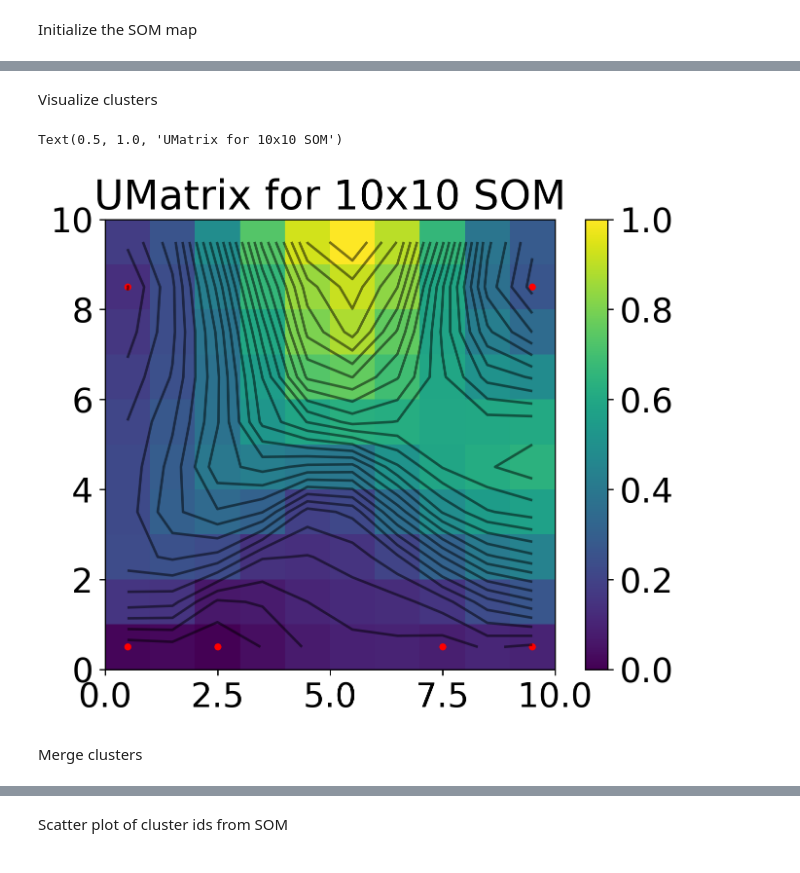
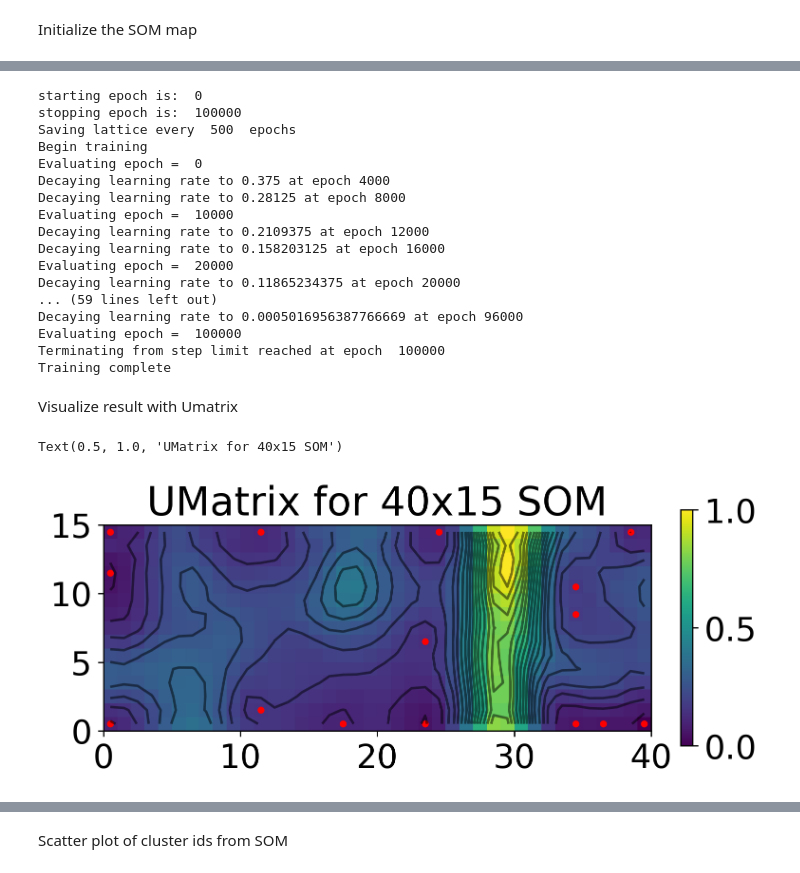
Before and after one commit to tvh0021/aweSOM, a Jupyter notebook: examples/iris.ipynb, the cells around one changed output, grey strips where cells are left out. Drawn from its saved outputs; the diff is of its cells as text; code cells hidden in the pictures.

```diff
--- a/examples/iris.ipynb
+++ b/examples/iris.ipynb
@@ -81,16 +76,10 @@ Example 1: SOM run with xdim = ydim = 10, alpha = 0.5, training steps = 1000
 # %% [markdown]
 Initialize the SOM map
 # %%
-import pandas as pd
+xdim, ydim = 40, 15 # small map since there are only 150 samples
+alpha_0 = 0.5
+train = 100000
 
-attr=pd.DataFrame(iris_data_transformed)
-attr.columns=iris.feature_names
-
-xdim, ydim = 10, 10 # small map since there are only 150 samples
-alpha = 0.5
-train = 1000
-lap = "iris"
-
-print(f'constructing full SOM for xdim={xdim}, ydim={ydim}, alpha={alpha}, train={train}...', flush=True)
-m=psom.map(xdim, ydim, alpha, train, save_neurons=False)
+print(f'constructing aweSOM lattice for xdim={xdim}, ydim={ydim}, alpha={alpha_0}, train={train}...', flush=True)
+map=Lattice(xdim, ydim, alpha_0, train, )
 # %% [output]
@@ -131,23 +89,45 @@ i =  120
-# %% [markdown]
-Visualize clusters
+# %%
+labels = iris.target
+feature_names = iris.feature_names
+
+map.train_lattice(iris_data_transformed,feature_names,labels,)
+lattice = map.lattice
+# %% [output]
+starting epoch is:  0
+stopping epoch is:  100000
+Saving lattice every  500  epochs
+Begin training
+Evaluating epoch =  0
+Decaying learning rate to 0.375 at epoch 4000
+Decaying learning rate to 0.28125 at epoch 8000
+Evaluating epoch =  10000
+Decaying learning rate to 0.2109375 at epoch 12000
+Decaying learning rate to 0.158203125 at epoch 16000
+Evaluating epoch =  20000
+Decaying learning rate to 0.11865234375 at epoch 20000
+... (59 lines left out)
+Decaying learning rate to 0.0005016956387766669 at epoch 96000
+Evaluating epoch =  100000
+Terminating from step limit reached at epoch  100000
+Training complete
+# %% [markdown]
+Visualize result with Umatrix
 # %%
-umat = m.compute_umat()
-unique_centroids = m.get_unique_centroids(m.compute_centroids(umat))
+map.compute_umat()
+unique_centroids = map.get_unique_centroids(map.compute_centroids())
 
 unique_centroids['position_x'] = [x+0.5 for x in unique_centroids['position_x']]
 unique_centroids['position_y'] = [y+0.5 for y in unique_centroids['position_y']]
 
 X,Y = np.meshgrid(np.arange(xdim)+0.5, np.arange(ydim)+0.5)
 
 plt.figure(dpi=250)
-plt.pcolormesh(umat.T, cmap='viridis')
+plt.pcolormesh(map.umat.T, cmap='viridis')
 plt.scatter(unique_centroids['position_x'],unique_centroids['position_y'], color='red', s=10)
-plt.colorbar(fraction=0.04)
-plt.contour(X, Y, umat.T, levels=np.linspace(np.min(umat),np.max(umat), 30), colors='black', alpha=0.5)
+plt.colorbar(fraction=0.02)
+plt.contour(X, Y, map.umat.T, levels=np.linspace(np.min(map.umat),np.max(map.umat), 20), colors='black', alpha=0.5)
 plt.gca().set_aspect("equal")
 plt.title(rf'UMatrix for {xdim}x{ydim} SOM')
 # %% [output]
-Text(0.5, 1.0, 'UMatrix for 10x10 SOM')
+Text(0.5, 1.0, 'UMatrix for 40x15 SOM')
-[figure, old version]
+[figure, new version]
-# %% [markdown]
-Merge clusters
```
Also changed, not shown: parts of 38 cells of this notebook, 6 other files.
